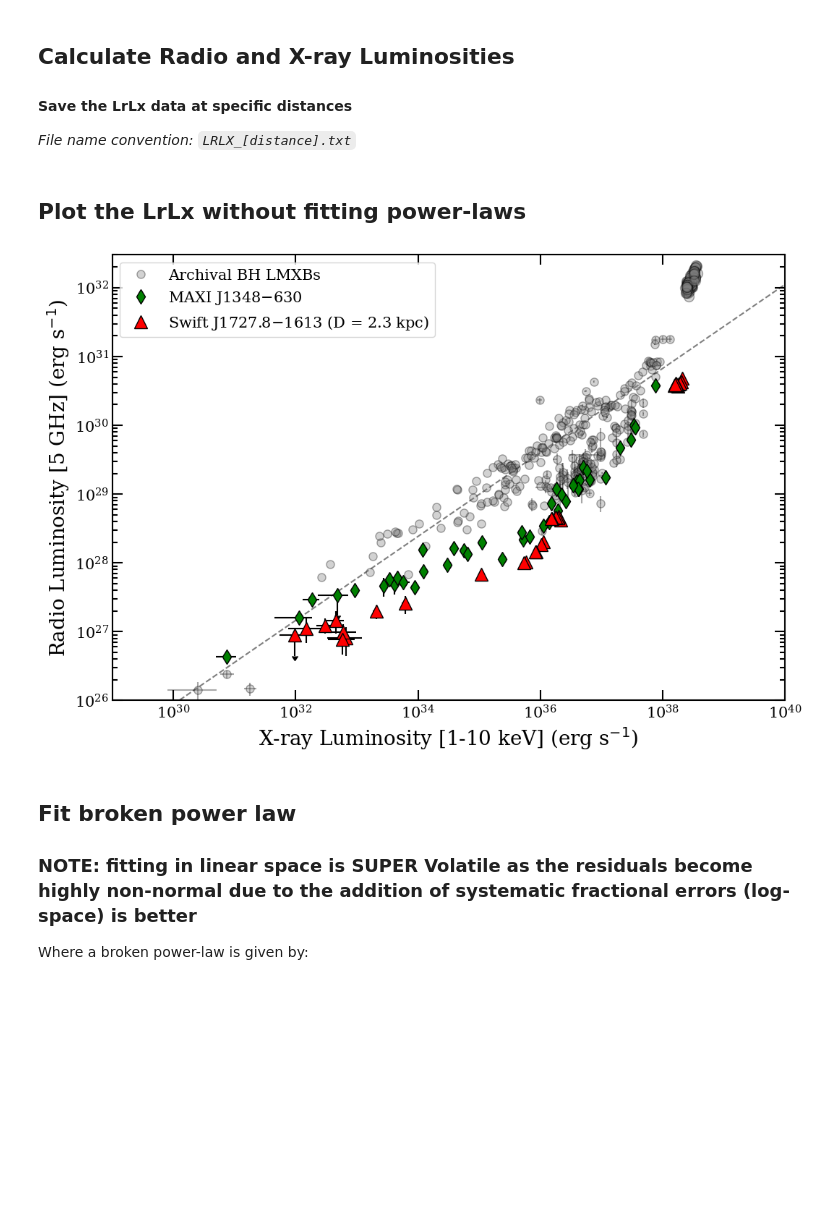
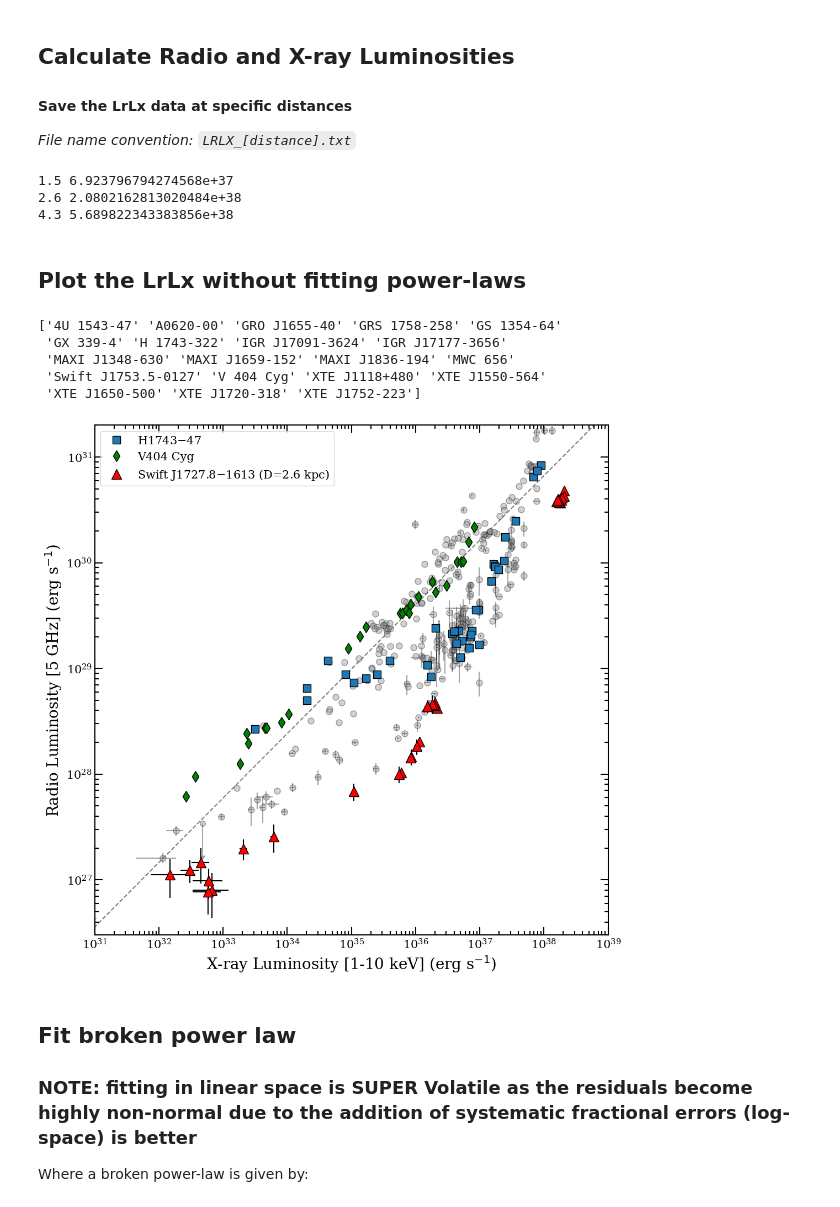
Before and after one commit to AKHughes1994/SwJ1727_2023_Outburst, a Jupyter notebook: RadioXrayCorrelation/SWJ1717_LRLX_Notebook.ipynb, the cells around one changed output. Drawn from its saved outputs; the diff is of its cells as text; code cells hidden in the pictures; blank space fills up the shorter version.

```diff
--- a/RadioXrayCorrelation/SWJ1717_LRLX_Notebook.ipynb
+++ b/RadioXrayCorrelation/SWJ1717_LRLX_Notebook.ipynb
@@ -1177,6 +1096,9 @@ def linear(x, m, b):
 
 # Get unique times and counts
 times, counts = np.unique(working_data[0], return_counts = True)
+
+size = 100
+sym = 'o'  # Marker symbol for the scatter plot
 
 # Iterate through the (unique) times
 for t, n in zip(times, counts):
@@ -1337,21 +1259,25 @@ for D in [1.5, 2.6, 4.3]:
             ))
         f.close()
 
-
+    print(D, np.amax(lx))
 
     # Save text file
     data_arr = np.array([xray_flux[0], lx, lx_neg, lx_pos, lr, lr_neg, lr_pos, radio_flux[-1]]).T
     np.savetxt('SWJ1717_Files/LRLX_{}kpc.txt'.format(str(D).replace('.','p')), data_arr, header = 'Date (MJD), Lx[1-10keV] (erg/s), Lx_neg[1-10keV] (erg/s), Lx_pos[1-10keV] (erg/s), Lr[5GHz] (erg/s), Lr_neg[5GHz] (erg/s),Lr_pos[5GHz] (erg/s), Lr_uplim (0 - no; 1 - yes)')
+# %% [output]
+1.5 6.923796794274568e+37
+2.6 2.0802162813020484e+38
+4.3 5.689822343383856e+38
 # %% [markdown]
 ## Plot the LrLx without fitting power-laws
 # %%
 # Format basic axis + add axis labels
 font_size=20
-fig, ax = plt.subplots(figsize=(12,8))
+fig, ax = plt.subplots(figsize=(12,12))
 ax.set_yscale('log')
 ax.set_xscale('log')
-ax.set_xlim(1e29, 1e40)
-ax.set_ylim(1e26, 3e32)
+ax.set_xlim(1e31, 1e39)
+ax.set_ylim(3e26, 2e31)
 ax.set_ylabel(r'Radio Luminosity [5 GHz] (erg s$^{-1}$)', fontsize= font_size, fontfamily='serif')
 ax.set_xlabel(r'X-ray Luminosity [1-10 keV] (erg s$^{-1}$)', fontsize= font_size, fontfamily='serif')
 ax.tick_params(axis='both', which='minor', direction='in',length=5,width=1.5,top=True,right=True)
@@ -1360,45 +1286,68 @@ ax.minorticks_on()
 
 # Standard track
 fit_x = np.logspace(25,45,num=10,base=10)
 ax.loglog(fit_x,pow(10,(29.65+0.15-(0.61*36.32)))*pow(fit_x,0.61),'k--',zorder=1,alpha=0.5)
 
 # ----------------------
 # Archival sources from: https://github.com/bersavosh/XRB-LrLx_pub
 
 # Load and plot the BH data
 data = pd.read_csv('LrLx_Catalog_Files/lrlx_data_BHs.csv')
 ulim = (data['uplim'] == 'Lr')
-ax.errorbar(data['Lx'][~ulim], data['Lr'][~ulim], xerr = [data['Lx_ler'][~ulim], data['Lx_uer'][~ulim]], yerr = [data['Lr_ler'][~ulim], data['Lr_uer'][~ulim]], fmt = 'o', color = 'k', mfc = 'grey', label = 'Archival BH LMXBs', ms = 8, alpha= 0.35)
+ax.errorbar(data['Lx'][~ulim], data['Lr'][~ulim], xerr = [data['Lx_ler'][~ulim], data['Lx_uer'][~ulim]], yerr = [data['Lr_ler'][~ulim], data['Lr_uer'][~ulim]], fmt = 'o', color = 'k', mfc = 'grey', ms = 8, alpha= 0.35)
 ax.errorbar(data['Lx'][ulim], data['Lr'][ulim], yerr = data['Lr'][ulim] * 0.5, uplims = True, fmt = 'o', color = 'k', mfc = 'grey', ms = 7, alpha= 0.35)
 
-# Highlight similarities with MAXI J1348
-maxi = (data['Name'] == 'MAXI J1348-630')
+# Highlight similarities H1743
+maxi = (data['Name'] == 'H 1743-322')
 ulim = (data[maxi]['uplim'] == 'Lr')
 
-ax.errorbar(data['Lx'][maxi][~ulim], data['Lr'][maxi][~ulim], xerr = [data['Lx_ler'][maxi][~ulim], data['Lx_uer'][maxi][~ulim]], yerr = [data['Lr_ler'][maxi][~ulim], data['Lr_uer'][maxi][~ulim]], fmt = 'd', color = 'k', mfc = 'g', label = 'MAXI J1348$-$630', ms = 10, alpha= 1.0)
+ax.errorbar(data['Lx'][maxi][~ulim], data['Lr'][maxi][~ulim], xerr = [data['Lx_ler'][maxi][~ulim], data['Lx_uer'][maxi][~ulim]], yerr = [data['Lr_ler'][maxi][~ulim], data['Lr_uer'][maxi][~ulim]], fmt = 's', color = 'k', mfc = 'C0', label = 'H1743$-$47', ms = 10, alpha= 1.0)
+ax.errorbar(data['Lx'][maxi][ulim], data['Lr'][maxi][ulim], xerr = [data['Lx_ler'][maxi][ulim], data['Lx_uer'][maxi][ulim]], yerr = 0.5 * data['Lr'][maxi][ulim], fmt = 'd', color = 'k', mfc = 'C0', uplims = True, ms = 10, alpha= 1.0)
+
+
+# # Highlight similarities GX 339-4
+# maxi = (data['Name'] == 'GX 339-4')
+# ulim = (data[maxi]['uplim'] == 'Lr')
+
+# ax.errorbar(data['Lx'][maxi][~ulim], data['Lr'][maxi][~ulim], xerr = [data['Lx_ler'][maxi][~ulim], data['Lx_uer'][maxi][~ulim]], yerr = [data['Lr_ler'][maxi][~ulim], data['Lr_uer'][maxi][~ulim]], fmt = 'd', color = 'k', mfc = 'g', label = 'MAXI J1348$-$630', ms = 10, alpha= 1.0)
+# ax.errorbar(data['Lx'][maxi][ulim], data['Lr'][maxi][ulim], xerr = [data['Lx_ler'][maxi][ulim], data['Lx_uer'][maxi][ulim]], yerr = 0.5 * data['Lr'][maxi][ulim], fmt = 'd', color = 'k', mfc = 'g', uplims = True, ms = 10, alpha= 1.0)
+
+print(np.unique(data['Name']))
+
+# Highlight similarities GX 339-4
+maxi = (data['Name'] == 'V 404 Cyg')
+ulim = (data[maxi]['uplim'] == 'Lr')
+
+ax.errorbar(data['Lx'][maxi][~ulim], data['Lr'][maxi][~ulim], xerr = [data['Lx_ler'][maxi][~ulim], data['Lx_uer'][maxi][~ulim]], yerr = [data['Lr_ler'][maxi][~ulim], data['Lr_uer'][maxi][~ulim]], fmt = 'd', color = 'k', mfc = 'g', label = 'V404 Cyg', ms = 10, alpha= 1.0)
 ax.errorbar(data['Lx'][maxi][ulim], data['Lr'][maxi][ulim], xerr = [data['Lx_ler'][maxi][ulim], data['Lx_uer'][maxi][ulim]], yerr = 0.5 * data['Lr'][maxi][ulim], fmt = 'd', color = 'k', mfc = 'g', uplims = True, ms = 10, alpha= 1.0)
 
 
-# BH GRS 1915 (weird sources -- but x-ray bright)
-data = pd.read_csv('LrLx_Catalog_Files/lrlx_data_oddsrcs.csv')
-grs = (data['Name'] == 'GRS 1915+105')
-ax.errorbar(data['Lx'][grs], data['Lr'][grs], xerr = [data['Lx_ler'][grs], data['Lx_uer'][grs]], yerr = [data['Lr_ler'][grs], data['Lr_uer'][grs]], fmt = 'o', color = 'k', mfc = 'grey', ms = 10, alpha= 0.35)
+# # BH GRS 1915 (weird sources -- but x-ray bright)
+# # data = pd.read_csv('LrLx_Catalog_Files/lrlx_data_oddsrcs.csv')
+# # grs = (data['Name'] == 'GRS 1915+105')
+# # ax.errorbar(data['Lx'][grs], data['Lr'][grs], xerr = [data['Lx_ler'][grs], data['Lx_uer'][grs]], yerr = [data['Lr_ler'][grs], data['Lr_uer'][grs]], fmt = 'o', color = 'k', mfc = 'grey', ms = 10, alpha= 0.35)
 
 # -------------------
 # Target: Swift J1727
 
 swJ1727 = np.genfromtxt('SWJ1717_Files/LRLX_2p6kpc.txt').T
 ulim = (swJ1727[-1] > 0.5)
-ax.errorbar(swJ1727[1,~ulim], swJ1727[4,~ulim], xerr = swJ1727[2:4,~ulim], yerr = swJ1727[5:7,~ulim], fmt = '^', color = 'k', mfc = 'r', ms = 13, label = f'Swift J1727.8$-$1613 (D = 2.3 kpc)')
-ax.errorbar(swJ1727[1,ulim], swJ1727[4,ulim] + 3 * swJ1727[5,ulim], xerr = swJ1727[2:4,ulim], yerr = 0.5 * (swJ1727[4,ulim] + 3 * swJ1727[5,ulim]), uplims = True, fmt = '^', color = 'k', mfc = 'r', ms = 13)
+#ax.errorbar(swJ1727[1,~ulim], swJ1727[4,~ulim], xerr = swJ1727[2:4,~ulim], yerr = swJ1727[5:7,~ulim], fmt = 'o', color = 'k', mfc = 'grey', ms = 8, alpha=0.35)
+ax.errorbar(swJ1727[1,~ulim], swJ1727[4,~ulim], xerr = swJ1727[2:4,~ulim], yerr = swJ1727[5:7,~ulim], fmt = '^', color = 'k', mfc = 'r', ms = 13, label = f'Swift J1727.8$-$1613 (D=2.6 kpc)')
+# ax.errorbar(swJ1727[1,ulim], swJ1727[4,ulim] + 3 * swJ1727[5,ulim], xerr = swJ1727[2:4,ulim], yerr = 0.5 * (swJ1727[4,ulim] + 3 * swJ1727[5,ulim]), uplims = True, fmt = '^', color = 'k', mfc = 'r', ms = 13)
 
 handles, labels = ax.get_legend_handles_labels()
 handles = [h[0] for h in handles]
 ax.legend(handles,labels, prop={'family':'serif', 'size':15})
-plt.savefig('plots/LRLX.pdf')
+# plt.savefig('/home/andrewhughes/Projects/Talks/Helsinki_Talk_2025/plots/LrLx_highlight.png', bbox_inches='tight')
 plt.show()
 # %% [output]
+['4U 1543-47' 'A0620-00' 'GRO J1655-40' 'GRS 1758-258' 'GS 1354-64'
+ 'GX 339-4' 'H 1743-322' 'IGR J17091-3624' 'IGR J17177-3656'
+ 'MAXI J1348-630' 'MAXI J1659-152' 'MAXI J1836-194' 'MWC 656'
+ 'Swift J1753.5-0127' 'V 404 Cyg' 'XTE J1118+480' 'XTE J1550-564'
+ 'XTE J1650-500' 'XTE J1720-318' 'XTE J1752-223']
-[figure, old version]
+[figure, new version]
 # %% [markdown]
 ## Fit broken power law
 ### NOTE: fitting in linear space is SUPER Volatile as the residuals become highly non-normal due to the addition of systematic fractional errors (log-space) is better
```
Also changed, not shown: parts of 10 cells of this notebook, 11 other files.
